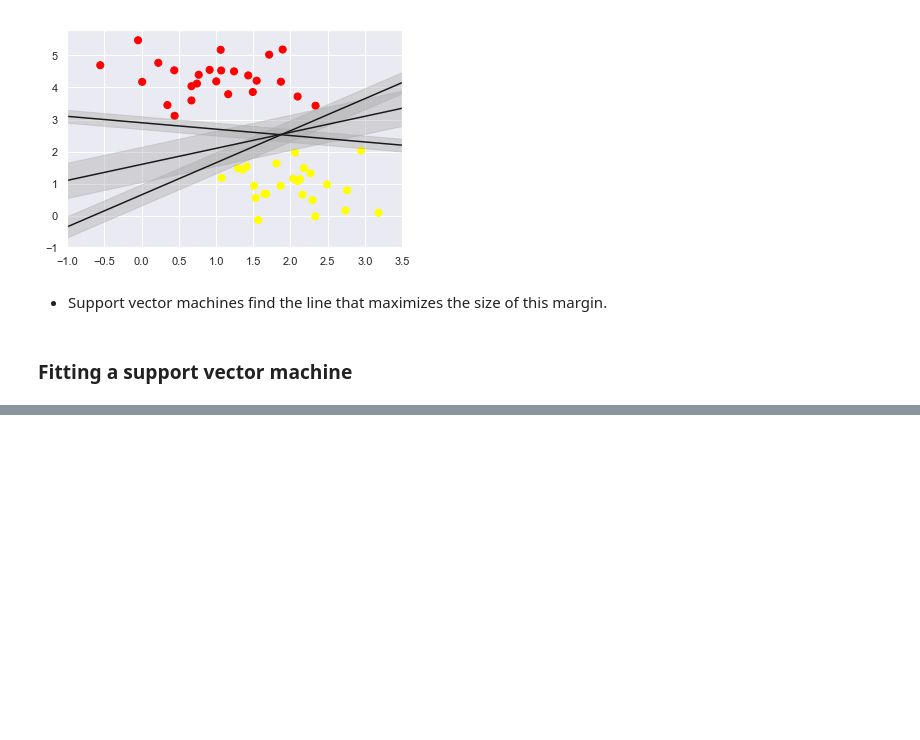
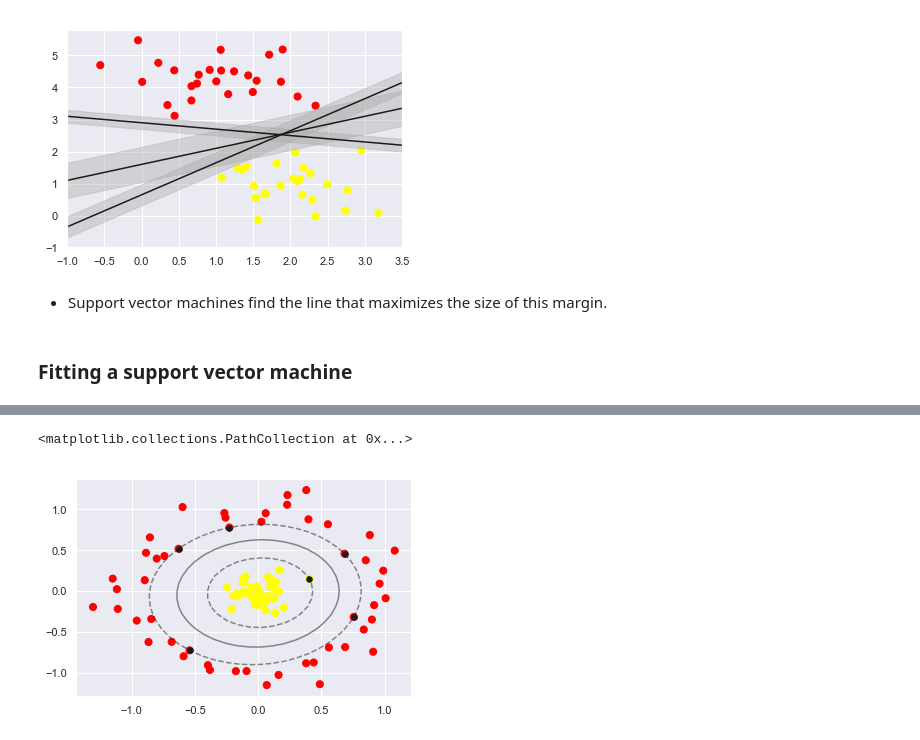
Before and after one commit to loftusa/General-Projects-And-Scripts, a Jupyter notebook: Learning/Book - Data Science Handbook/Scikit-learn/7 - Support Vector Machines.ipynb, the cells around one changed output, grey strips where cells are left out. Cells and saved outputs as stored; diff of their text form; code cells hidden in the pictures; blank space fills up the shorter version.

```diff
--- a/Learning/Book - Data Science Handbook/Scikit-learn/7 - Support Vector Machines.ipynb
+++ b/Learning/Book - Data Science Handbook/Scikit-learn/7 - Support Vector Machines.ipynb
@@ -63,0 +152,9 @@ plt.xlim(-1, 3.5)
+# %%
+# Make a scatter plot of the output of this SVC on the circle data
+plt.scatter(X[:, 0], X[:, 1], c=y, s=50, cmap='autumn')
+plot_svc_decision(clf)
+plt.scatter(clf.support_vectors_[:, 0], clf.support_vectors_[:, 1],
+            s=30, lw=1, facecolors='none', c='k')
+# %% [output]
+<matplotlib.collections.PathCollection at 0x...>
+[figure, added]
```
Also changed, not shown: parts of 18 cells of this notebook.
